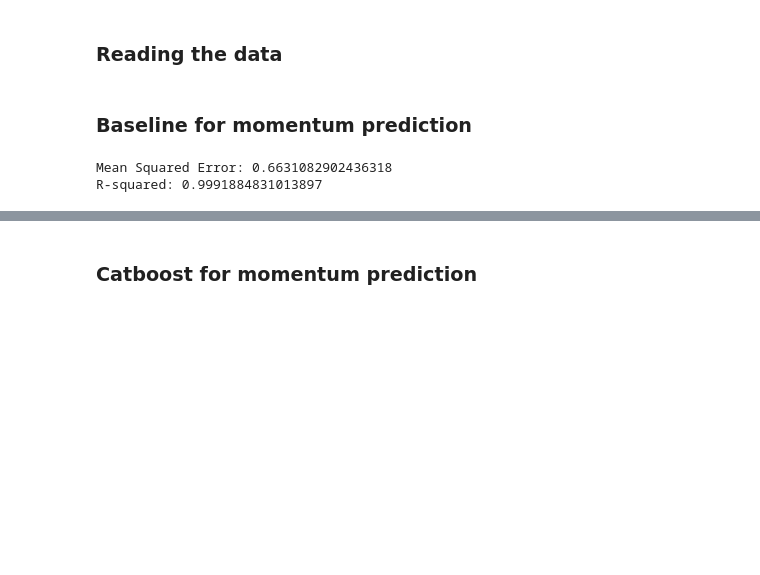
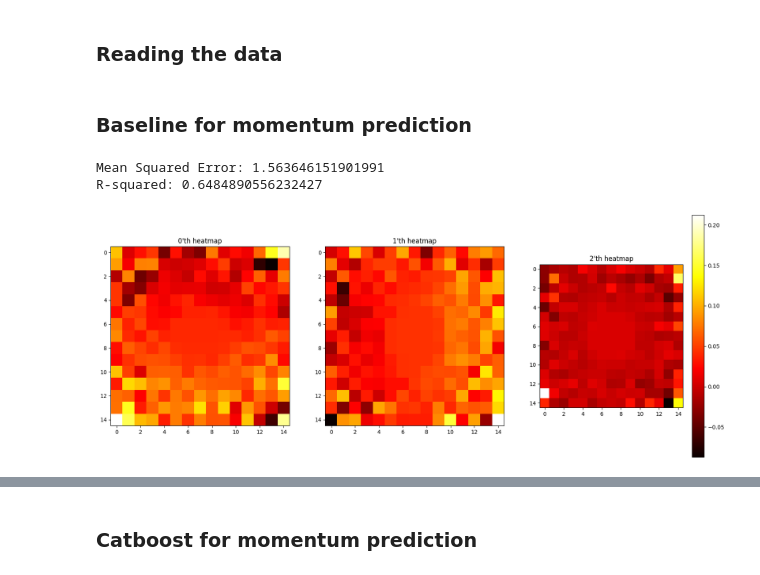
Before and after one commit to dxtvzw/ecal-optimization, a Jupyter notebook: src/experiments.ipynb, the cells around one changed output, grey strips where cells are left out. Cells and saved outputs as stored; diff of their text form; code cells hidden in the pictures; blank space fills up the shorter version.

```diff
--- a/src/experiments.ipynb
+++ b/src/experiments.ipynb
@@ -28,22 +28,32 @@ from sklearn.metrics import accuracy_score, classification_report
 from sklearn.linear_model import LinearRegression
 from sklearn.metrics import mean_squared_error, r2_score
 # %%
-# Preprocess the data
-X = np.array(EnergyDeposit).reshape(len(EnergyDeposit), -1)  # Flatten the energy deposits
-y = ParticleMomentum  # Continuous target variable
+X = np.array(EnergyDeposit).reshape(len(EnergyDeposit), -1)
+y = ParticleMomentum_v
 
-# Split the data into training and testing sets
 X_train, X_test, y_train, y_test = train_test_split(X, y, test_size=0.2, random_state=42)
 
-# Initialize and train the linear regression model
-model = LinearRegression(positive=True)
+model = LinearRegression(positive=False)
 model.fit(X_train, y_train)
 
-# Predictions and evaluation
 y_pred = model.predict(X_test)
 print("Mean Squared Error:", mean_squared_error(y_test, y_pred))
 print("R-squared:", r2_score(y_test, y_pred))
 # %% [output]
-Mean Squared Error: 0.6631082902436318
-R-squared: 0.9991884831013897
+Mean Squared Error: 1.563646151901991
+R-squared: 0.6484890556232427
+# %%
+import matplotlib.pyplot as plt
+
+plt.figure(figsize=(20, 8))
+
+for i in range(model.coef_.shape[0]):
+    plt.subplot(1, 3, i + 1)
+    plt.imshow(model.coef_[i].reshape(15, 15), cmap='hot', interpolation='nearest')
+    plt.title(f"{i}'th heatmap")
+
+plt.colorbar()
+plt.show()
+# %% [output]
+[figure, added]
 # %%
```
Also changed, not shown: parts of 7 cells of this notebook.
